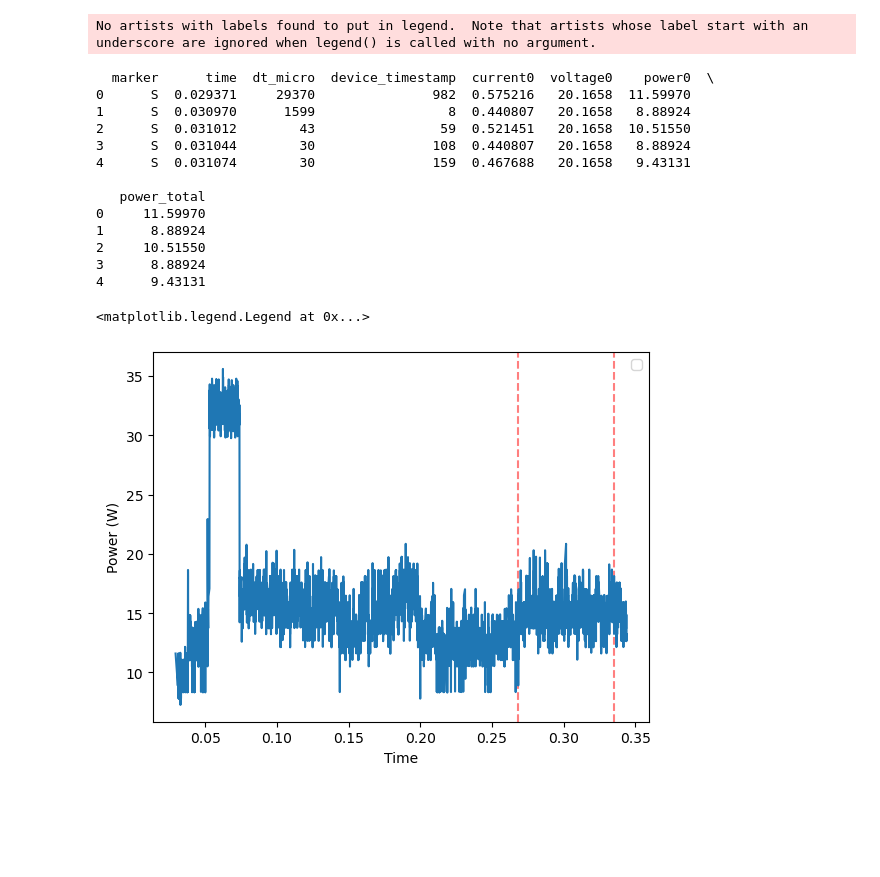
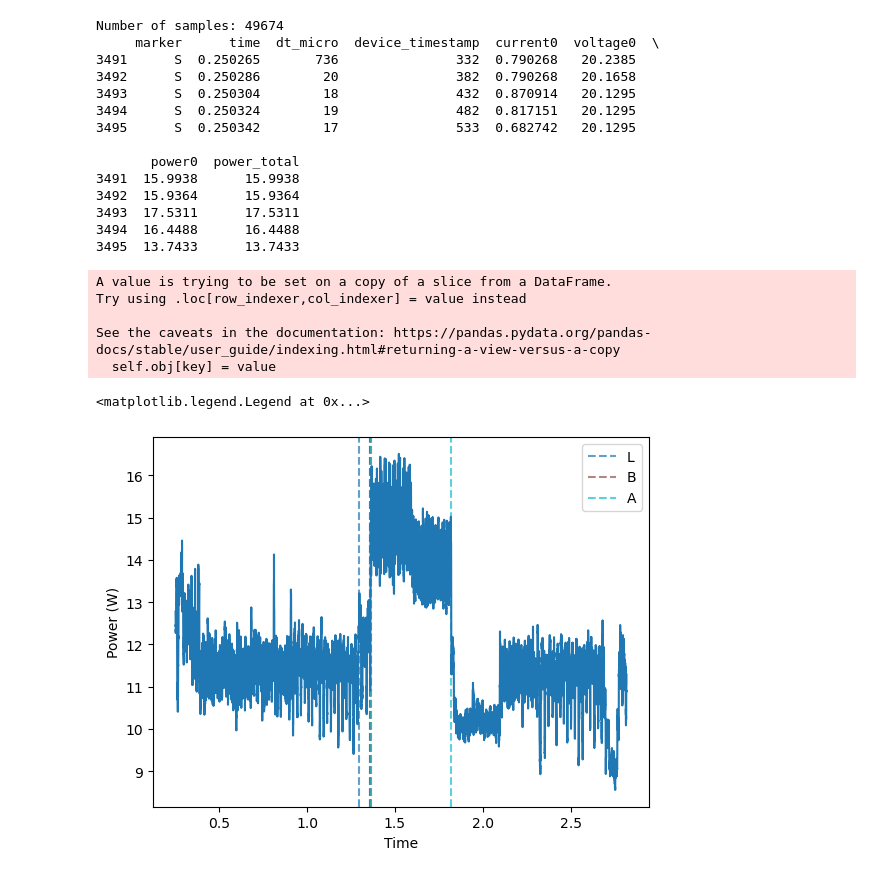
Before and after one commit to HendrikLambert/nvdla-ppf, a Jupyter notebook: analysis/analysis.ipynb, the cells around one changed output. Cells and saved outputs as stored; diff of their text form; code cells hidden in the pictures; blank space fills up the shorter version.

Commit message:
Benchmarking code done

```diff
--- a/analysis/analysis.ipynb
+++ b/analysis/analysis.ipynb
@@ -6,35 +5,58 @@ df = pd.read_csv('../runtime/benchmark_dump.txt', sep=' ')
 # %%
 # print(df.head())
+df = pd.read_csv('../runtime/benchmark_dump.txt', sep=' ')
+
+# Drop first 200 ms and after 500 ms
+# df = df[df['time'] < 0.500 ]
+df = df[df['time'] > 0.250 ]
 
 samples = df[df['marker'] == 'S']
 markers = df[df['marker'] != 'S']
+# smoothen the power values
+samples.loc[:, 'power0_smooth'] = samples['power0'].rolling(window=50, center=True).mean()
+# print len of samples
+print(f"Number of samples: {len(samples)}")
+
+
 
 plt.xlabel('Time')
 plt.ylabel('Power (W)')
 
 print(df.head())
 
-# Plot the markers
-for _, m in markers.iterrows():
-    plt.axvline(x=m['time'], color='red', linestyle='--', alpha=0.5)
+# Generate unique colors for each marker type
+unique_markers = markers['marker'].unique()
+colors = cm.get_cmap('tab10', len(unique_markers))  # Use a colormap with enough colors
 
-plt.plot(samples['time'], samples['power0'])
+# Plot vertical lines by marker type
+for idx, marker_type in enumerate(unique_markers):
+    group = markers[markers['marker'] == marker_type]
+    for _, m in group.iterrows():
+        plt.axvline(x=m['time'], color=colors(idx), linestyle='--', alpha=0.7, label=marker_type if _ == group.index[0] else "")
+
+
+plt.plot(samples['time'], samples['power0_smooth'])
 
 plt.legend()
 # %% [output]
-No artists with labels found to put in legend.  Note that artists whose label start with an underscore are ignored when legend() is called with no argument.
+Number of samples: 49674
+     marker      time  dt_micro  device_timestamp  current0  voltage0  \
+3491      S  0.250265       736               332  0.790268   20.2385
+3492      S  0.250286        20               382  0.790268   20.1658
+3493      S  0.250304        18               432  0.870914   20.1295
+3494      S  0.250324        19               482  0.817151   20.1295
+3495      S  0.250342        17               533  0.682742   20.1295
+
+       power0  power_total
+3491  15.9938      15.9938
+3492  15.9364      15.9364
+3493  17.5311      17.5311
+3494  16.4488      16.4488
+3495  13.7433      13.7433
-  marker      time  dt_micro  device_timestamp  current0  voltage0    power0  \
-0      S  0.029371     29370               982  0.575216   20.1658  11.59970
-1      S  0.030970      1599                 8  0.440807   20.1658   8.88924
-2      S  0.031012        43                59  0.521451   20.1658  10.51550
-3      S  0.031044        30               108  0.440807   20.1658   8.88924
-4      S  0.031074        30               159  0.467688   20.1658   9.43131
+A value is trying to be set on a copy of a slice from a DataFrame.
+Try using .loc[row_indexer,col_indexer] = value instead
 
-   power_total
-0     11.59970
-1      8.88924
-2     10.51550
-3      8.88924
-4      9.43131
+See the caveats in the documentation: https://pandas.pydata.org/pandas-docs/stable/user_guide/indexing.html#returning-a-view-versus-a-copy
+  self.obj[key] = value
 <matplotlib.legend.Legend at 0x...>
-[figure, old version]
+[figure, new version]
```
Also changed, not shown: parts of 2 cells of this notebook, 13 other files.
